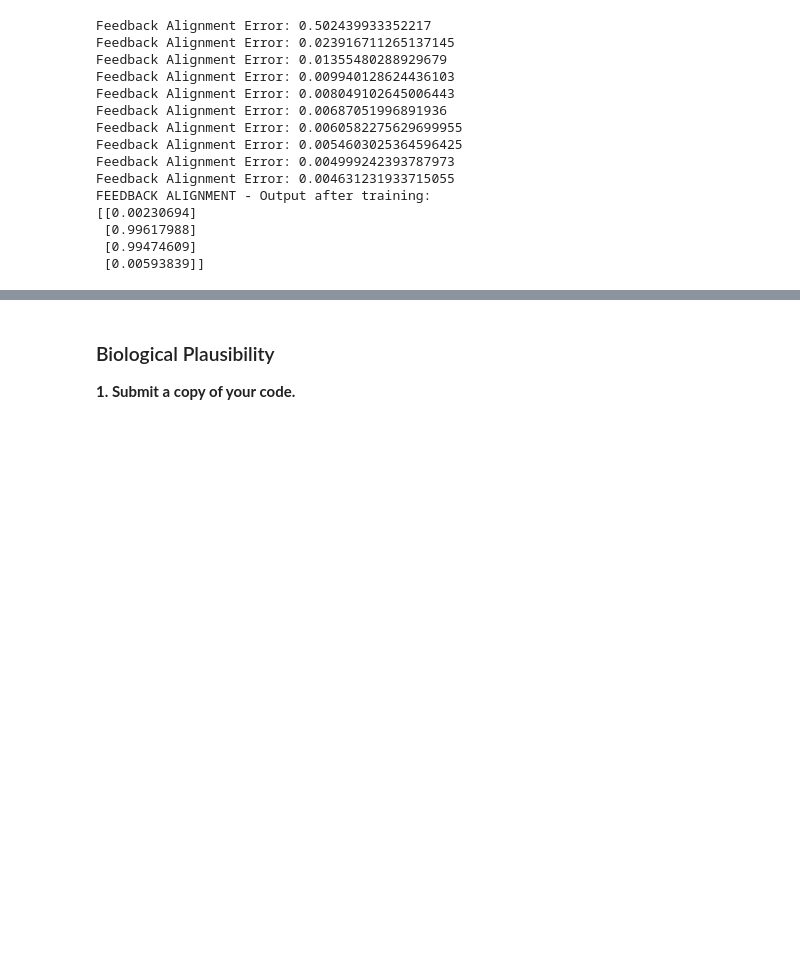
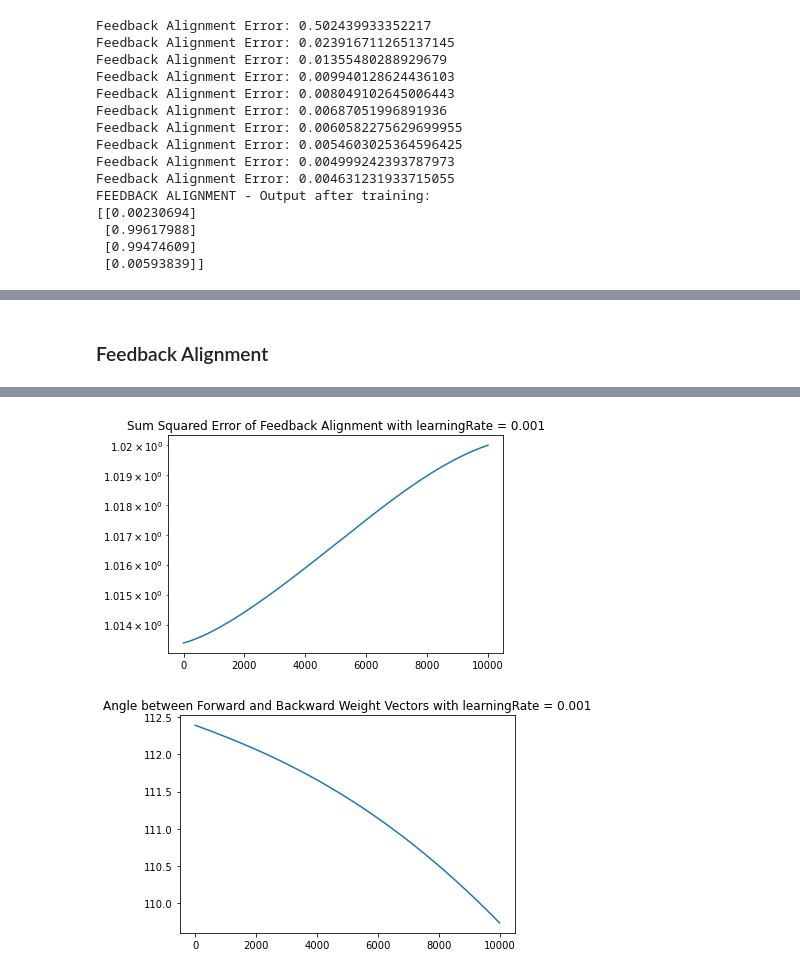
Before and after one commit to alexandermervar/cogs-q355, a Jupyter notebook: Assignments/Assignment 6/Biological Plausibility.ipynb, the cells around one changed output, grey strips where cells are left out. Drawn from its saved outputs; the diff is of its cells as text; code cells hidden in the pictures; blank space fills up the shorter version.

```diff
--- a/Assignments/Assignment 6/Biological Plausibility.ipynb
+++ b/Assignments/Assignment 6/Biological Plausibility.ipynb
@@ -28,6 +26,9 @@ np.random.seed(1)
 syn0 = 2*np.random.random((3,10)) - 1
 syn1 = 2*np.random.random((10,1)) - 1
 
+# Create an empty array for SSE
+backpropError = []
+
 # training step
 for i in range(10000):
 
@@ -36,6 +37,9 @@ for i in range(10000):
     l2 = nonlin(np.dot(l1, syn1))
 
     l2_error = y - l2
+
+    # Add the SSE to the array
+    backpropError.append(sum(l2_error**2))
 
     if(i % 1000) == 0:
         print("Backpropogation Error: " + str(np.mean(np.abs(l2_error))))
@@ -151,5 +159,9 @@ FEEDBACK ALIGNMENT - Output after training:
+# %% [markdown]
+### Feedback Alignment
 # %%
 import numpy as np
+import matplotlib.pyplot as plt
+import math
 
 learningRate = 0.001
 
@@ -168,31 +180,66 @@ y = np.array([[0], [1], [1], [0]])
 np.random.seed(1)
 
 # synapse matrices
-syn0 = 2*np.random.random((3,10)) - 1
-syn1 = 2*np.random.random((10,1)) - 1
+forwardSyn0 = 2*np.random.random((3,10)) - 1
+forwardSyn1 = 2*np.random.random((10,1)) - 1
+# New fixed backward weights with SMALL and RANDOM values
+backwardSyn0 = 2*np.random.random((1,10)) - 1
+
+# Create an empty array for SSE
+squaredError = []
+
+# Create an empty array for the angle between weight vectors
+angle = []
 
 # training step
 for i in range(10000):
 
-    l0 = x
-    l1 = nonlin(np.dot(l0, syn0))
-    l2 = nonlin(np.dot(l1, syn1))
+    fl0 = x
+    fl1 = nonlin(np.dot(fl0, forwardSyn0))
+    fl2 = nonlin(np.dot(fl1, forwardSyn1))
 
-    l2_error = y - l2
+    l2_error = y - fl2
+
+    # Add value to squaredError array
+    squaredError.append(sum(l2_error**2))
+
+    # Feedback Alignment Network Nodes
+    bl0 = y - fl2
+    bl1 = np.dot(bl0, backwardSyn0)
 
     if(i % 1000) == 0:
-        print("Backpropogation Error: " + str(np.mean(np.abs(l2_error))))
+        print("Feedback Alignment Error: " + str(np.mean(np.abs(l2_error))))
 
-    l2_delta = learningRate * l2_error*nonlin(l2, deriv=True)
+    # ========================
+    # Old Backpropagation Code
+    # oldl2_delta = l2_error*nonlin(fl2, deriv=True)
 
-    l1_error = l2_delta.dot(syn1.T)
+    # oldl1_error = l2_delta.dot(forwardSyn1.T)
 
-    l1_delta = learningRate * l1_error * nonlin(l1,deriv=True)
+    # oldl1_delta = l1_error * nonlin(fl1,deriv=True)
+    # ======================
 
     # update synapse weights
-    syn1 += l1.T.dot(l2_delta)
-    syn0 += l0.T.dot(l1_delta)
+    l2_delta = bl0 * learningRate * nonlin(fl2, deriv=True)
+    l1_delta = bl1 * learningRate * nonlin(fl1, deriv=True)
 
-print("BACKPROPOGATION - Output after training:")
-print(l2)
+    forwardSyn1 += fl1.T.dot(l2_delta)
+    forwardSyn0 += fl0.T.dot(l1_delta)
+
+    # Calculate the angle between the weight vectors backwardSyn0 and forwardSyn1
+    dotProduct = np.dot(backwardSyn0, forwardSyn1)
+    angleBetween = np.arccos(dotProduct/(np.sqrt(np.sum((backwardSyn0**2))*np.sum((forwardSyn1**2)))))
+    # Add value to angle array
+    angle.append(math.degrees(angleBetween[0][0]))
+
+print("FEEDBACK ALIGNMENT - Output after training:")
+print(fl2)
+
+plt.semilogy(squaredError)
+plt.title("Sum Squared Error of Feedback Alignment with learningRate = 0.001")
+plt.show()
+
+plt.plot(angle)
+plt.title("Angle between Forward and Backward Weight Vectors with learningRate = 0.001")
+plt.show()
 # %% [output]
@@ -214,3 +261,2 @@ BACKPROPOGATION - Output after training:
+[figure, added]
+[figure, added]
-# %% [markdown]
-### Biological Plausibility
-**1. Submit a copy of your code.**
```
Also changed, not shown: parts of 10 cells of this notebook, 8 other files.
